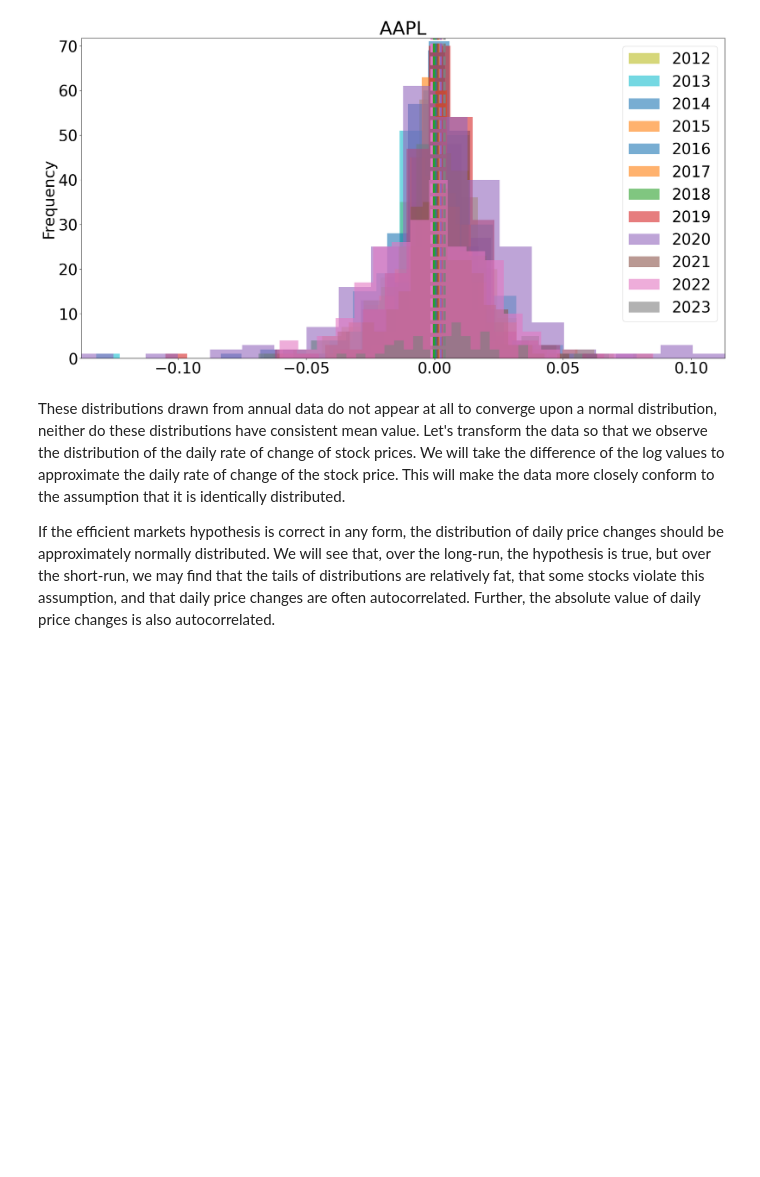
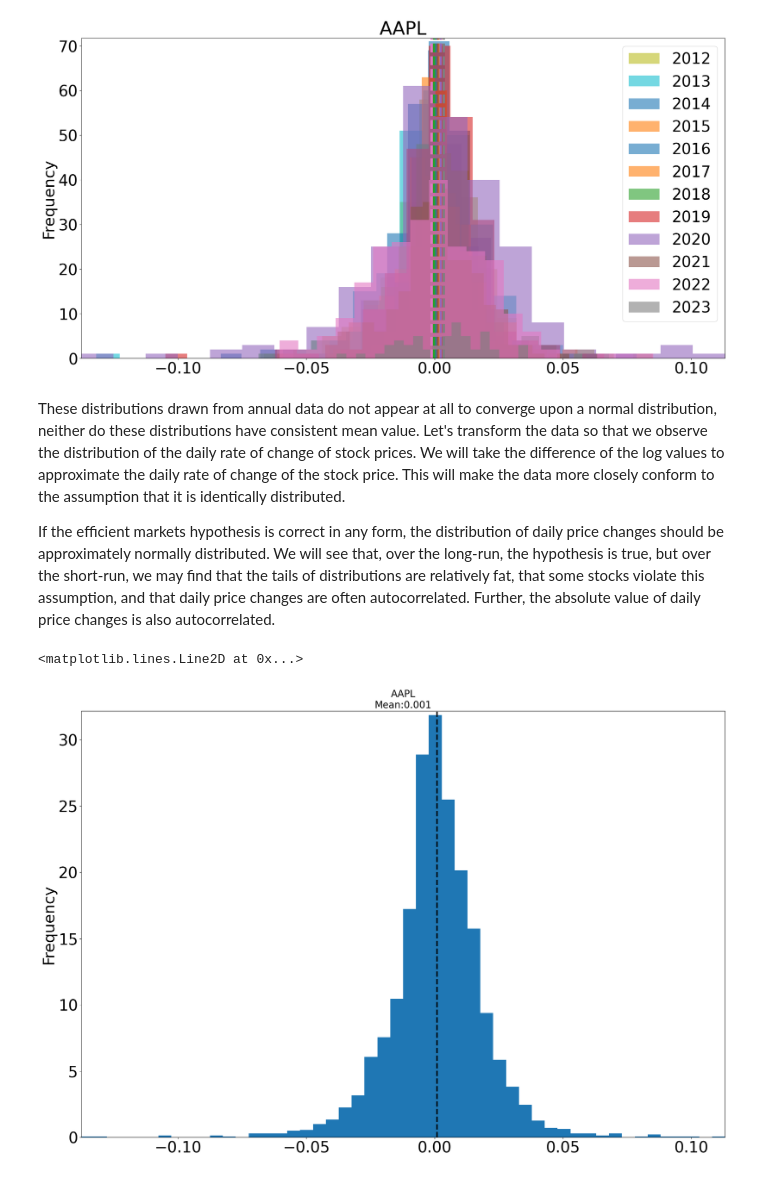
Before and after one commit to Tetteh96/ECON-611-Projects, a Jupyter notebook: Ch5/Project 7 - Ch5.ipynb, the cells around one changed output. Drawn from its saved outputs; the diff is of its cells as text; code cells hidden in the pictures; blank space fills up the shorter version.

```diff
--- a/Ch5/Project 7 - Ch5.ipynb
+++ b/Ch5/Project 7 - Ch5.ipynb
@@ -439,3 +439,14 @@ graph_yearly_distribution(price_chang_data, stock, density= False)
 These distributions drawn from annual data do not appear at all to converge upon a normal distribution, neither do these distributions have consistent mean value. Let's transform the data so that we observe the distribution of the daily rate of change of stock prices. We will take the difference of the log values to approximate the daily rate of change of the stock price. This will make the data more closely conform to the assumption that it is identically distributed.
 
 If the efficient markets hypothesis is correct in any form, the distribution of daily price changes should be approximately normally distributed. We will see that, over the long-run, the hypothesis is true, but over the short-run, we may find that the tails of distributions are relatively fat, that some stocks violate this assumption, and that daily price changes are often autocorrelated. Further, the absolute value of daily price changes is also autocorrelated.
+# %%
+fig, ax = plt.subplots(figsize = (24, 16))
+stock = 'AAPL'
+#price_change_mean = f'{price_change_data[stock].mean():.3f}'
+price_change_mean = round(price_change_data[stock].mean(), 3)
+price_change_data[stock].dropna().plot.hist(bins = 50, density = True)
+ax.set_title(stock + '\nMean:' + str(price_change_mean), fontsize = 20)
+ax.axvline(price_change_mean, color = 'k', linewidth = 3, ls = '--')
+# %% [output]
+<matplotlib.lines.Line2D at 0x...>
+[figure, added]
```
Also changed, not shown: parts of 11 cells of this notebook.
